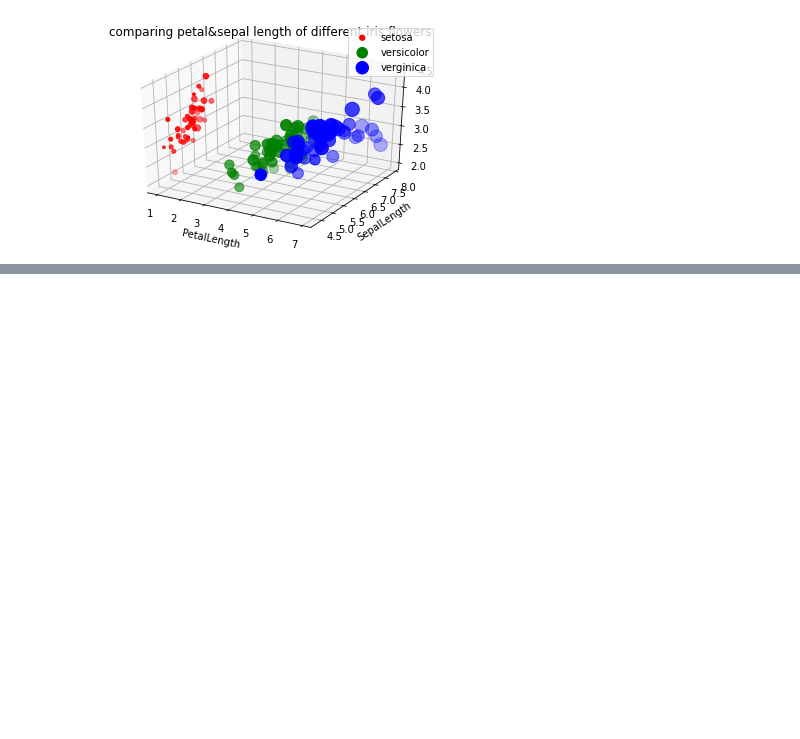
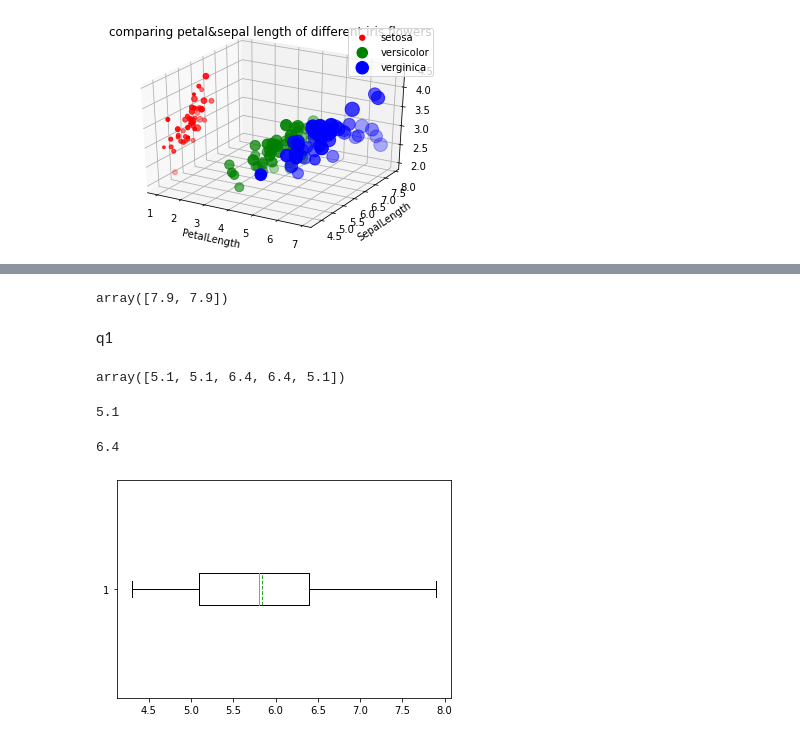
Before and after one commit to Plaifha/data_viz_2022, a Jupyter notebook: DataViz02_Data_Distribution_.ipynb, the cells around one changed output, grey strips where cells are left out. Saved outputs shown, nothing was run; the diff lists cells and outputs as text; code cells hidden in the pictures; blank space fills up the shorter version.

```diff
--- a/DataViz02_Data_Distribution_.ipynb
+++ b/DataViz02_Data_Distribution_.ipynb
@@ -173,0 +229,22 @@ plt.title('comparing petal&sepal length of different iris flowers');
+# %%
+ybp['caps'][1].get_xdata()
+# %% [output]
+array([7.9, 7.9])
+# %% [markdown]
+q1
+# %%
+ybp['boxes'][0].get_xdata()
+# %% [output]
+array([5.1, 5.1, 6.4, 6.4, 5.1])
+# %%
+ybp['boxes'][0].get_xdata()[0]
+# %% [output]
+5.1
+# %%
+max(ybp['boxes'][0].get_xdata())
+# %% [output]
+6.4
+# %%
+ybp = plt.boxplot(df['SepalLength'],vert=False,meanline=True,showmeans=True);
+# %% [output]
+[figure, added]
```
Also changed, not shown: parts of 32 cells of this notebook.
